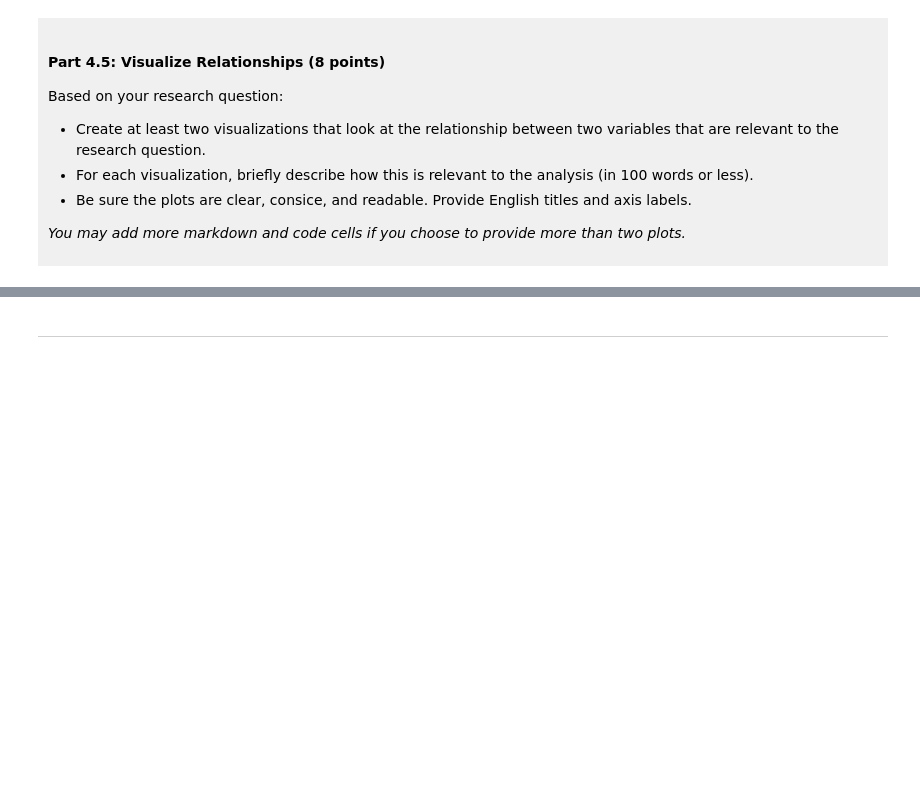
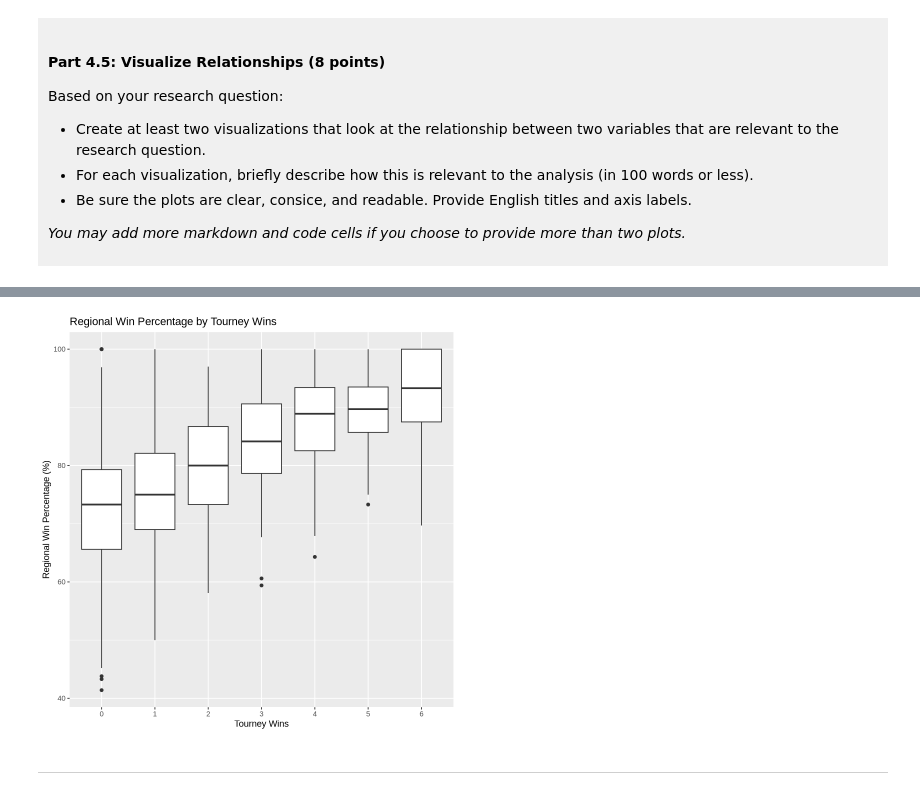
Before and after one commit to Mohan-lab869/dsci-100-project-mohan-chen, a Jupyter notebook: dsci-100-project-notebook.ipynb, the cells around one changed output, grey strips where cells are left out. Cells and saved outputs as stored; diff of their text form; code cells hidden in the pictures; blank space fills up the shorter version.

```diff
--- a/dsci-100-project-notebook.ipynb
+++ b/dsci-100-project-notebook.ipynb
@@ -281,5 +384,12 @@ Visualization 2: %%% EDIT THIS MARKDOWN CELL%%%
 # %%
-### EDIT THIS CODE CELL FOR VISUALIZATION 2###
+
+ggplot(tidy_data, aes(x = factor(tourney_wins), y = reg_wins_pct)) +
+  geom_boxplot() +
+  labs(title = "Regional Win Percentage by Tourney Wins",
+      x = "Tourney Wins",
+      y = "Regional Win Percentage (%)")
+# %% [output]
+[figure, added]
 # %% [markdown]
 ------
 # %% [markdown]
```
Also changed, not shown: parts of 13 cells of this notebook.
